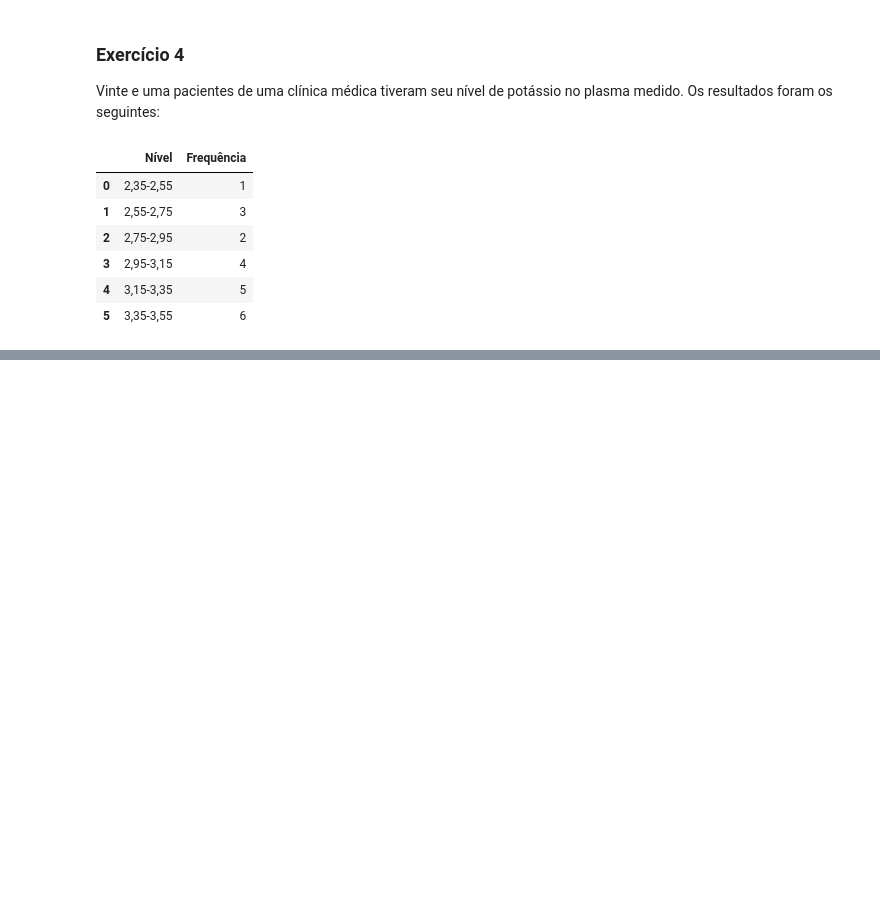
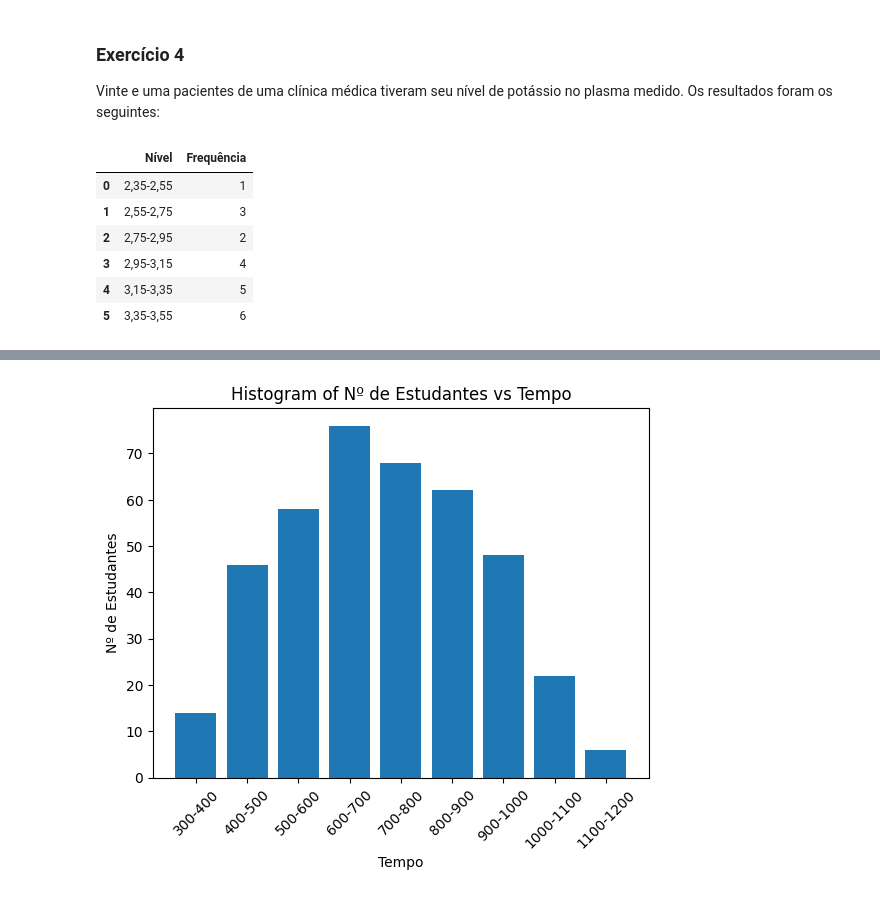
Before and after one commit to lucioew28/avaliacao_c2_a2_adac, a Jupyter notebook: main.ipynb, the cells around one changed output, grey strips where cells are left out. Cells and saved outputs as stored; diff of their text form; code cells hidden in the pictures; blank space fills up the shorter version.

```diff
--- a/main.ipynb
+++ b/main.ipynb
@@ -273,0 +301,16 @@ plt.show()
+# %%
+exe5_dados_ensino_medio = {
+    'Tempo': ['300-400', '400-500', '500-600', '600-700', '700-800', '800-900', '900-1000', '1000-1100', '1100-1200'],
+    'Nº de Estudantes': [14, 46, 58, 76, 68, 62, 48, 22, 6]
+}
+
+df_exe5_ensino_medio = pd.DataFrame(exe5_dados_ensino_medio)
+
+plt.bar(df_exe5_ensino_medio['Tempo'], df_exe5_ensino_medio['Nº de Estudantes'])
+plt.xlabel('Tempo')
+plt.ylabel('Nº de Estudantes')
+plt.title('Histogram of Nº de Estudantes vs Tempo')
+plt.xticks(rotation=45)
+plt.show()
+# %% [output]
+[figure, added]
```
Also changed, not shown: parts of 32 cells of this notebook.
